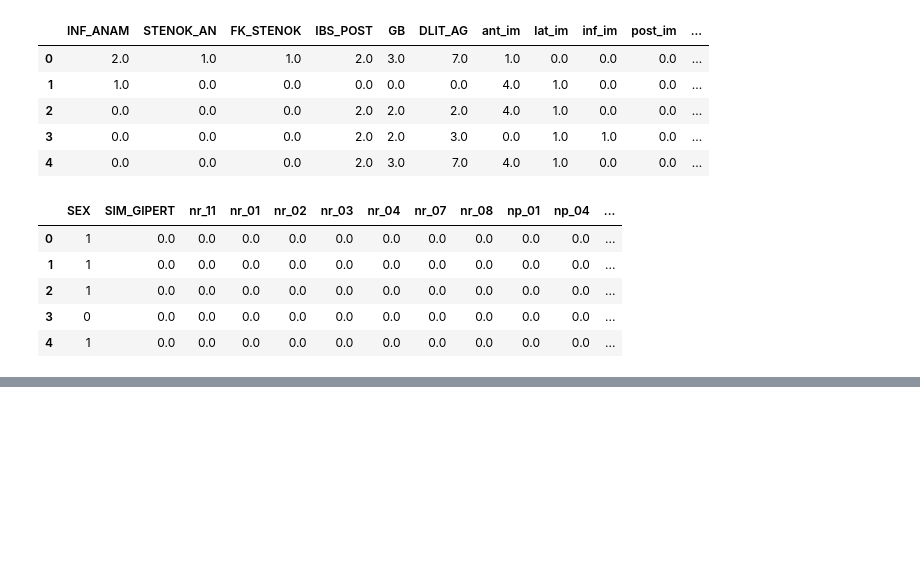
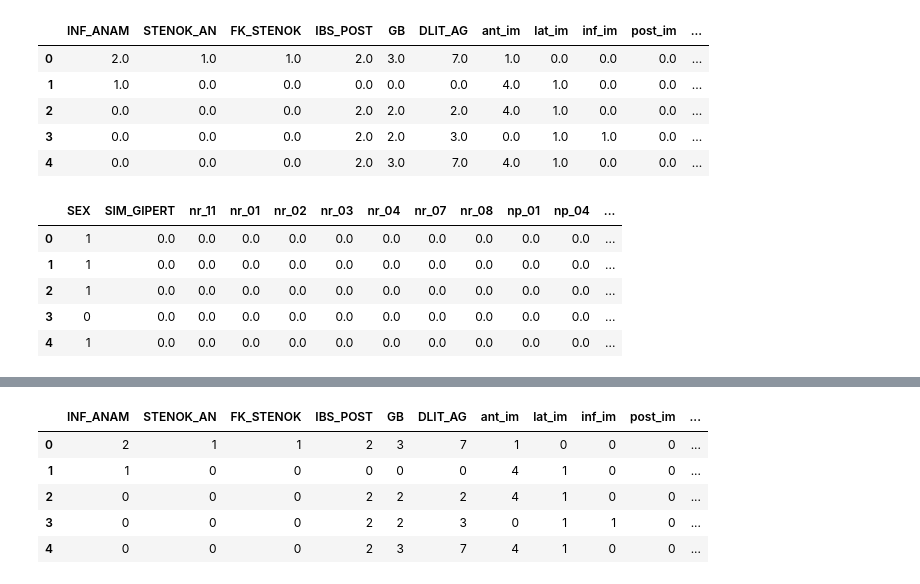
Before and after one commit to saurabh-112000/Myocardial-Infarction-Prediction, a Jupyter notebook: notebook/EDA.ipynb, the cells around one changed output, grey strips where cells are left out. Saved outputs shown, nothing was run; the diff lists cells and outputs as text; code cells hidden in the pictures; blank space fills up the shorter version.

```diff
--- a/notebook/EDA.ipynb
+++ b/notebook/EDA.ipynb
@@ -606,0 +628,3 @@ plt.show()
+# %%
+for column in df_cat_ordinal.columns:
+    df_cat_ordinal[column].fillna(df_cat_ordinal[column].mode()[0], inplace=True)
@@ -606,0 +700,9 @@ plt.show()
+# %%
+df_cat_ordinal.head()
+# %% [output]
+|  | INF_ANAM | STENOK_AN | FK_STENOK | IBS_POST | GB | DLIT_AG | ant_im | lat_im | inf_im | post_im | ... |
+| 0 | 2 | 1 | 1 | 2 | 3 | 7 | 1 | 0 | 0 | 0 | ... |
+| 1 | 1 | 0 | 0 | 0 | 0 | 0 | 4 | 1 | 0 | 0 | ... |
+| 2 | 0 | 0 | 0 | 2 | 2 | 2 | 4 | 1 | 0 | 0 | ... |
+| 3 | 0 | 0 | 0 | 2 | 2 | 3 | 0 | 1 | 1 | 0 | ... |
+| 4 | 0 | 0 | 0 | 2 | 3 | 7 | 4 | 1 | 0 | 0 | ... |
```
Also changed, not shown: parts of 24 cells of this notebook, 12 other files.
